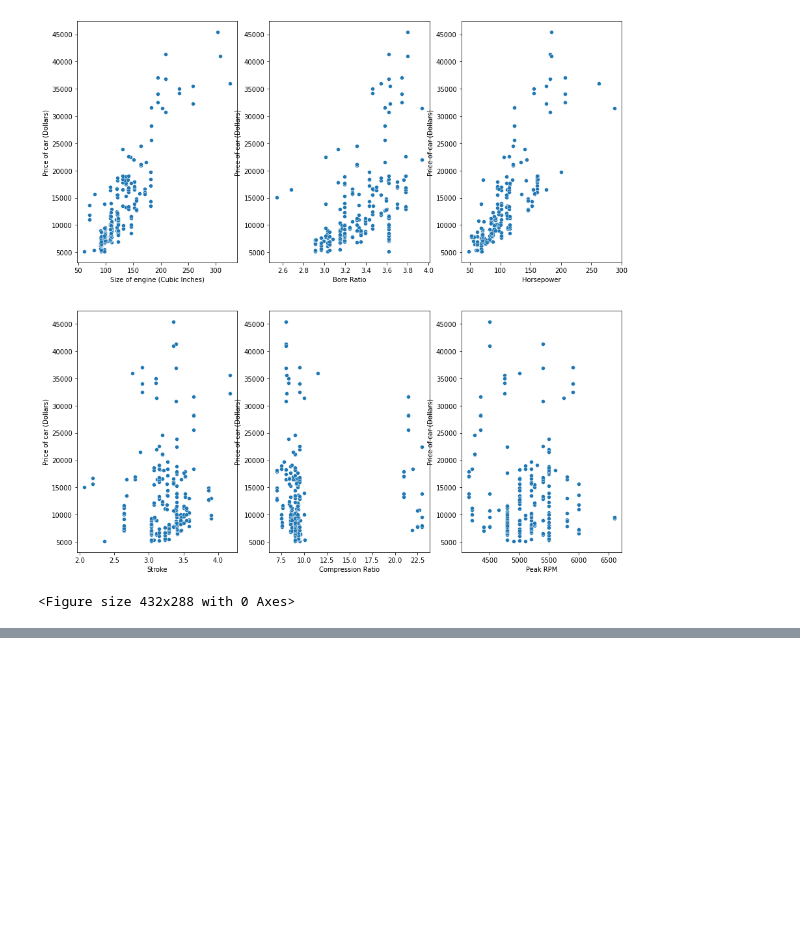
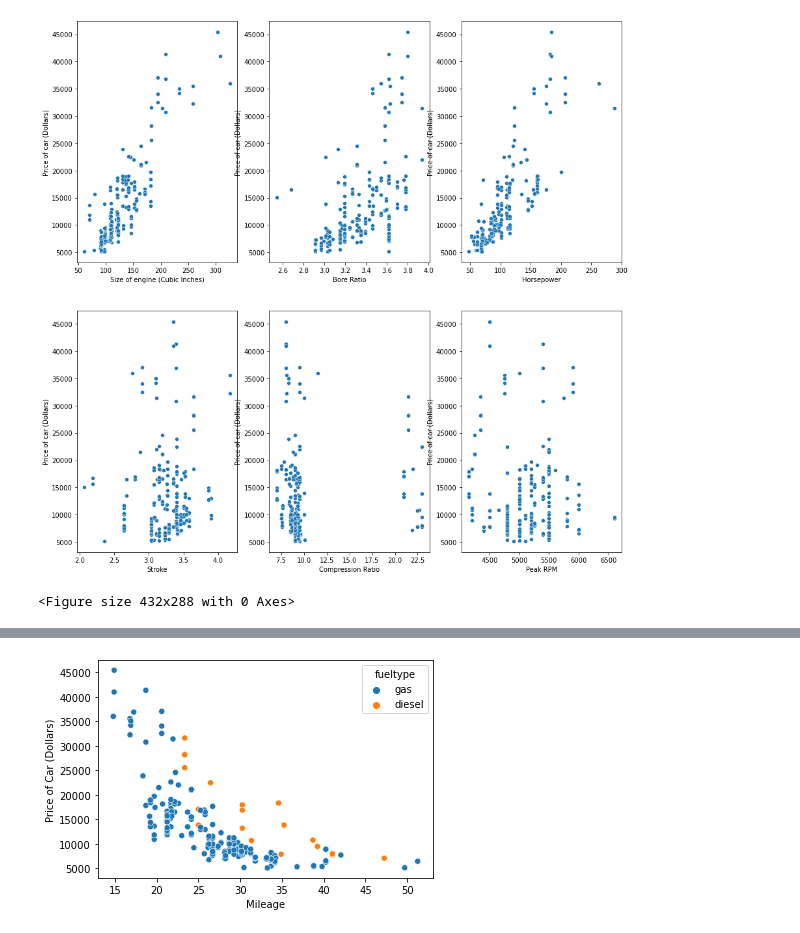
Before and after one commit to aastha2403/Car-Price-Prediction, a Jupyter notebook: Car price prediction.ipynb, the cells around one changed output, grey strips where cells are left out. Cells and saved outputs as stored; diff of their text form; code cells hidden in the pictures; blank space fills up the shorter version.

```diff
--- a/Car price prediction.ipynb
+++ b/Car price prediction.ipynb
@@ -512,0 +559,8 @@ mp.tight_layout()
+# %%
+#Mileage - Fuel Type
+plot1 = sb.scatterplot(x = 'mileage', y = 'price', hue = 'fueltype', data = df)
+plot1.set_xlabel('Mileage')
+plot1.set_ylabel('Price of Car (Dollars)')
+mp.show()
+# %% [output]
+[figure, added]
```
Also changed, not shown: parts of 57 cells of this notebook.
